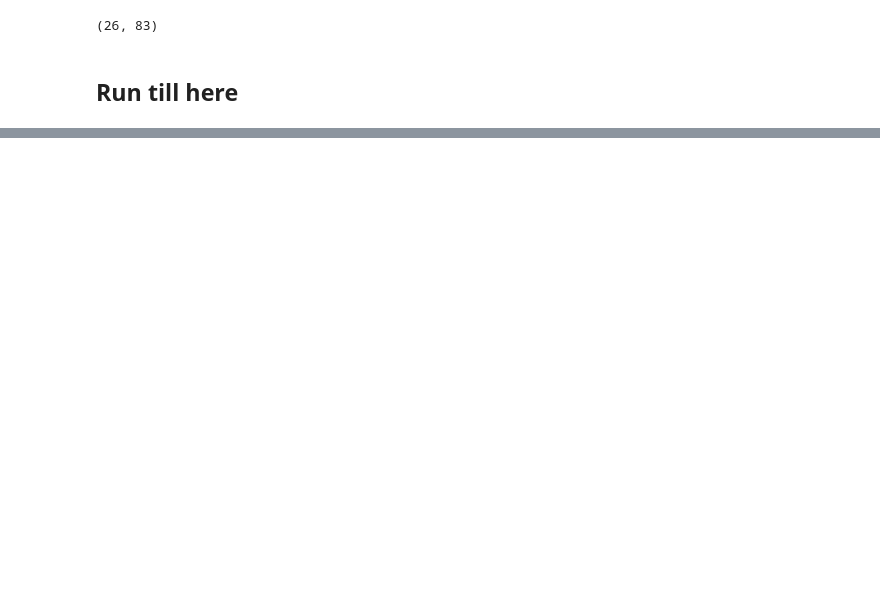
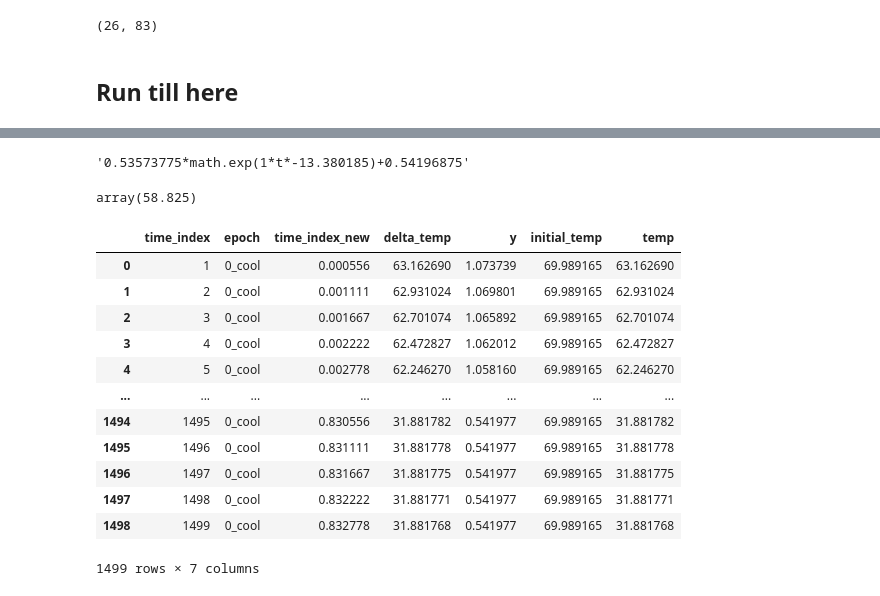
Before and after one commit to robinPixxel/APS_core_ff_demo, a Jupyter notebook: src/APS_Python_core/test.ipynb, the cells around one changed output, grey strips where cells are left out. Cells and saved outputs as stored; diff of their text form; code cells hidden in the pictures; blank space fills up the shorter version.

```diff
--- a/src/APS_Python_core/test.ipynb
+++ b/src/APS_Python_core/test.ipynb
@@ -991,0 +1088,29 @@ def get_conflicting_dict(self,df,data_dict,different_setup_time,conflicting_on =
+# %%
+cool_eqn
+# %% [output]
+'0.53573775*math.exp(1*t*-13.380185)+0.54196875'
+# %%
+l1[3]
+# %% [output]
+array(58.825)
+# %%
+df#[df['time_index']<=25*60]
+df_cool['delta_temp'].max()
+df_cool
+temp_profile_df
+df_cool
+#df#[df['time_index']==1499]
+# %% [output]
+|  | time_index | epoch | time_index_new | delta_temp | y | initial_temp | temp |
+| 0 | 1 | 0_cool | 0.000556 | 63.162690 | 1.073739 | 69.989165 | 63.162690 |
+| 1 | 2 | 0_cool | 0.001111 | 62.931024 | 1.069801 | 69.989165 | 62.931024 |
+| 2 | 3 | 0_cool | 0.001667 | 62.701074 | 1.065892 | 69.989165 | 62.701074 |
+| 3 | 4 | 0_cool | 0.002222 | 62.472827 | 1.062012 | 69.989165 | 62.472827 |
+| 4 | 5 | 0_cool | 0.002778 | 62.246270 | 1.058160 | 69.989165 | 62.246270 |
+| ... | ... | ... | ... | ... | ... | ... | ... |
+| 1494 | 1495 | 0_cool | 0.830556 | 31.881782 | 0.541977 | 69.989165 | 31.881782 |
+| 1495 | 1496 | 0_cool | 0.831111 | 31.881778 | 0.541977 | 69.989165 | 31.881778 |
+| 1496 | 1497 | 0_cool | 0.831667 | 31.881775 | 0.541977 | 69.989165 | 31.881775 |
+| 1497 | 1498 | 0_cool | 0.832222 | 31.881771 | 0.541977 | 69.989165 | 31.881771 |
+| 1498 | 1499 | 0_cool | 0.832778 | 31.881768 | 0.541977 | 69.989165 | 31.881768 |
+1499 rows × 7 columns
```
Also changed, not shown: parts of 5 cells of this notebook, 4 other files.
